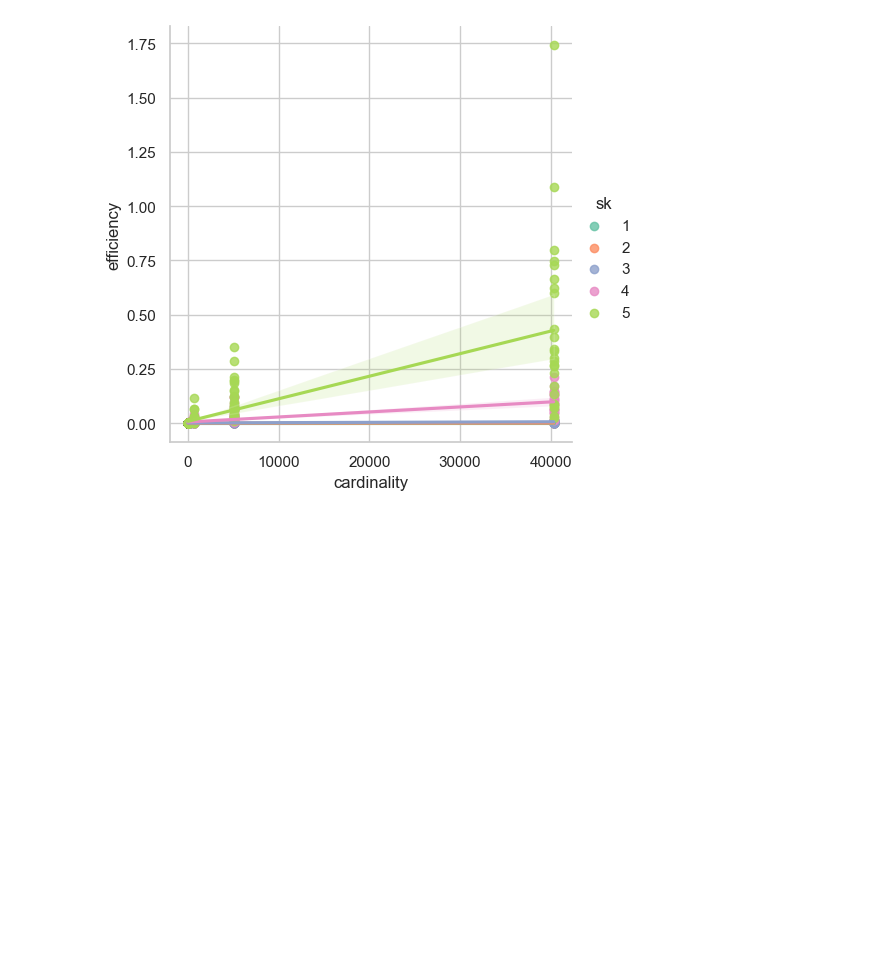
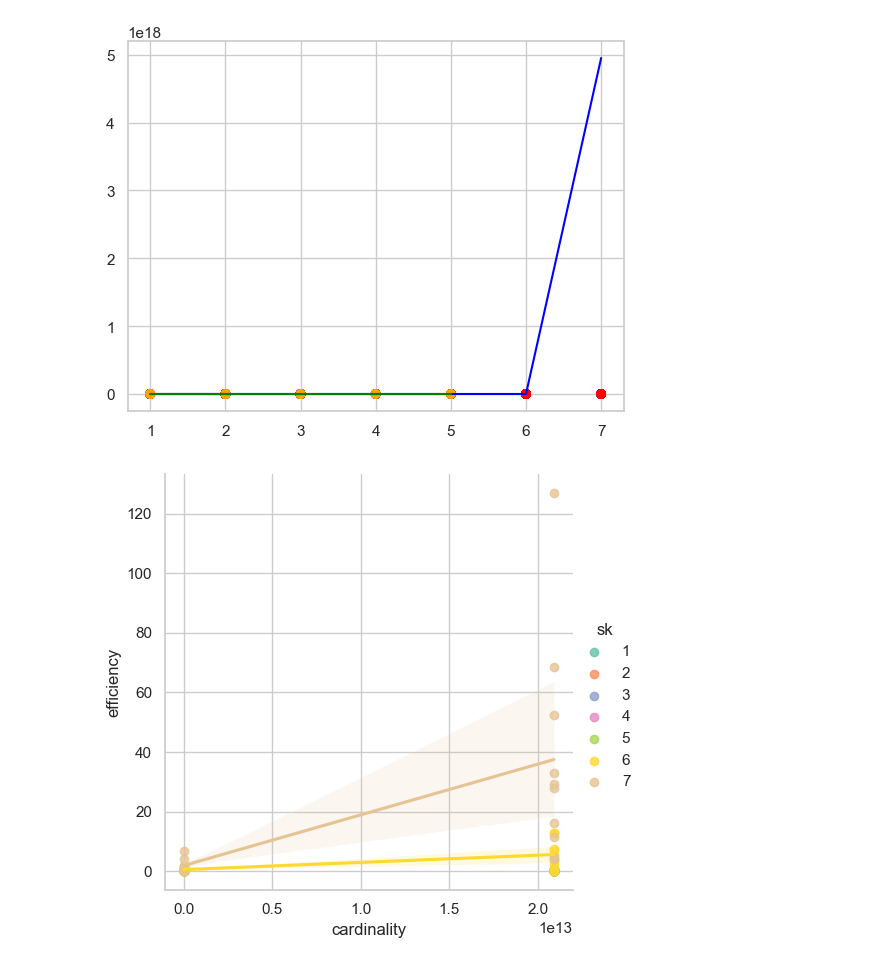
Before and after one commit to reednel/aag, a Jupyter notebook: simulations/ManyGroups.ipynb, the cells around one changed output. Cells and saved outputs as stored; diff of their text form; code cells hidden in the pictures; blank space fills up the shorter version.

```diff
--- a/simulations/ManyGroups.ipynb
+++ b/simulations/ManyGroups.ipynb
@@ -29,10 +27,26 @@ gfg = sns.lmplot(data=df, x='sk', y='efficiency', hue='cardinality', palette='Se
+# %%
+# exponential regression on each group
+
+# plot guesses against sk for each group using matplotlib
+colors = {'S16': 'red', 'S8': 'blue', 'Braid2': 'green', 'Braid3': 'orange'}
+plt.scatter(df['sk'], df['guesses'], c=df['group'].map(colors))
+
+# plot the regression lines
+for g in df['group'].unique():
+    x = df[df['group'] == g]['sk']
+    y = df[df['group'] == g]['efficiency']
+    m, b = np.polyfit(x, np.log(y), 1)
+    plt.plot(x, np.exp(m*x + b), c=colors[g])
+
+plt.show()
+# %% [output]
+[figure, added]
 # %%
 # compare effects of sk and cardinality on attack time/exchange time
 sns.set_theme(style="whitegrid")
-df['efficiency'] = df['attack'] / df['exchange']
 gfg = sns.lmplot(data=df, x='cardinality', y='efficiency', hue='sk', palette='Set2')
 # %% [output]
-[figure, old version]
+[figure, new version]
 # %%
 # compare effects of sk and cardinality on attack time/exchange time
 sns.set_theme(style="whitegrid")
```
Also changed, not shown: parts of 5 cells of this notebook, 5 other files.
